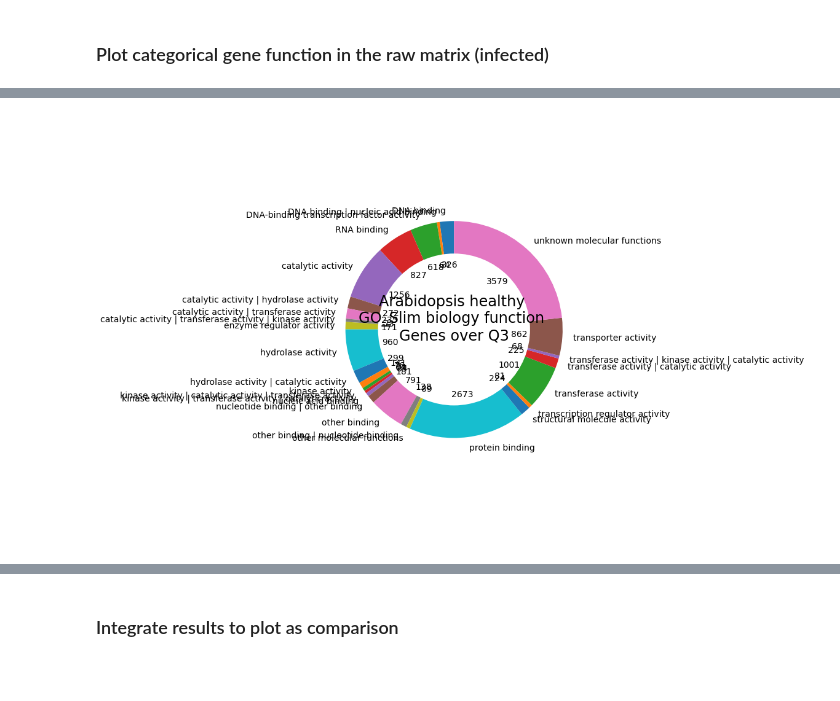
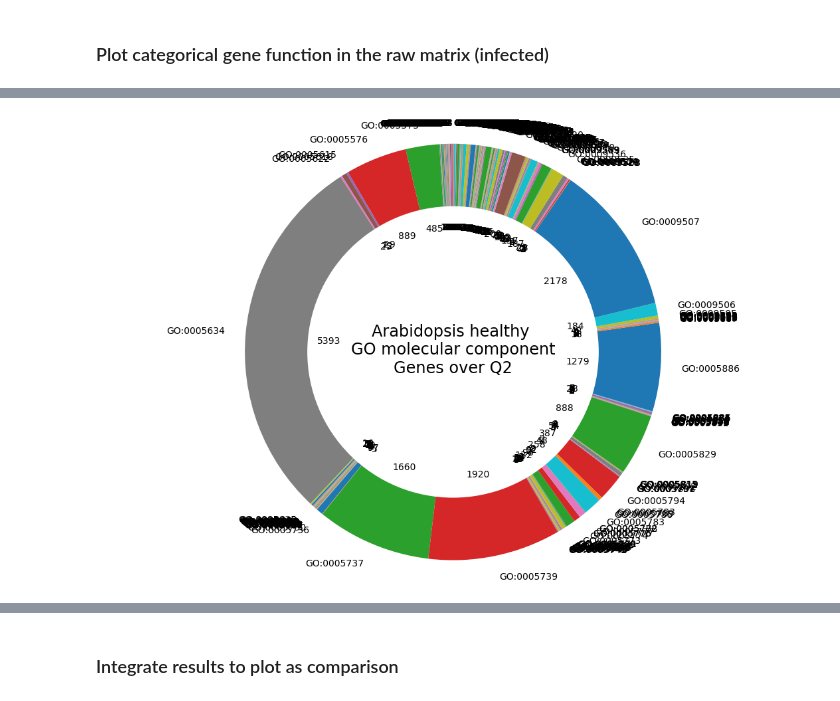
Before and after one commit to cyntsc/meta-analisis-athal, a Jupyter notebook: notebooks/Parsing_Athal_GO_terms.ipynb, the cells around one changed output, grey strips where cells are left out. Drawn from its saved outputs; the diff is of its cells as text; code cells hidden in the pictures; blank space fills up the shorter version.

Commit message:
It was coded the parsing over the molecular componenet based on the TAIR GO bulk file

```diff
--- a/notebooks/Parsing_Athal_GO_terms.ipynb
+++ b/notebooks/Parsing_Athal_GO_terms.ipynb
@@ -285,5 +413,7 @@ df_plt_GOSlim
 # %%
-df_tmp = df_plt_GOSlim.groupby(['GO_slim']).count()
+df_tmp = df_plt_GOSlim.groupby(['GO_id']).count()
 print(len(df_tmp))
 df_tmp.tail(8)
+df_tmp.reset_index(level='GO_id', col_level=1, inplace=True)
+df_tmp.head(3)
 # %% [output]
@@ -301,3 +424,0 @@ df_tmp.tail(8)
-# %%
-df_tmp.reset_index(level='GO_slim', col_level=1, inplace=True)
-df_tmp
@@ -330,7 +437,7 @@ df_tmp.describe()
 # %%
 #df_tmp.sort_values(['Genes'])
 ## Filter df by molecular function (proceses and component are removed, just keep funciton category)
-is_gene_grater1 = df_tmp['Genes']>=64
+is_gene_grater1 = df_tmp['Genes']>=2
 df_tmp_healthy = df_tmp[is_gene_grater1]
-df_tmp_healthy
+df_tmp_healthy.head(3)
 # %% [output]
@@ -354,7 +448,7 @@ df_tmp_healthy
 # %%
 data2 = df_tmp_healthy['Genes'].to_list()
-goslim2 = df_tmp_healthy['GO_slim'].tolist()
+goslim2 = df_tmp_healthy['GO_id'].tolist()
 # %%
-make_pie_donut_chart(data2, goslim2, "Arabidopsis healthy \nGO_Slim biology function \nGenes over Q3")
+make_pie_donut_chart(data2, goslim2, "Arabidopsis healthy \nGO "+ title_plot +"\nGenes over Q2")
 # %% [output]
-[figure, old version]
+[figure, new version]
```
Also changed, not shown: parts of 65 cells of this notebook.
